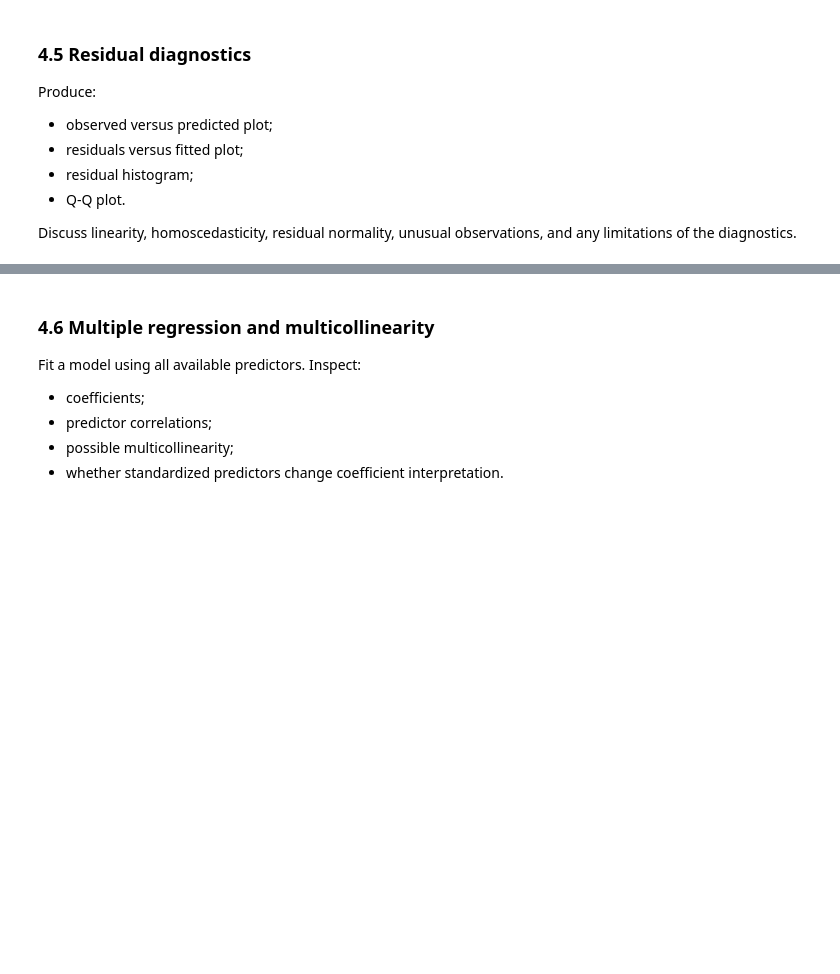
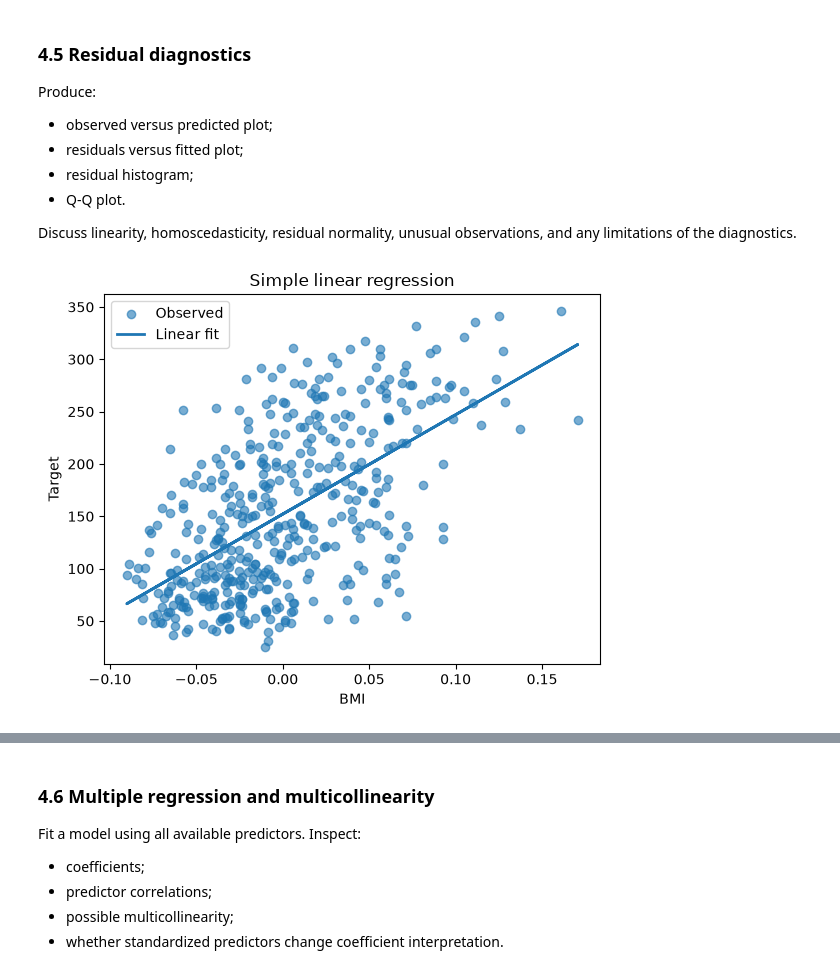
Before and after one commit to ALEGATOR1209/KSE_ML_for_bioinformatics, a Jupyter notebook: practicals/week2/REPORT_TEMPLATE.ipynb, the cells around one changed output, grey strips where cells are left out. Saved outputs shown, nothing was run; the diff lists cells and outputs as text; code cells hidden in the pictures; blank space fills up the shorter version.

```diff
--- a/practicals/week2/REPORT_TEMPLATE.ipynb
+++ b/practicals/week2/REPORT_TEMPLATE.ipynb
@@ -302,3 +303,17 @@ Produce:
 - Q-Q plot.
 
 Discuss linearity, homoscedasticity, residual normality, unusual observations, and any limitations of the diagnostics.
+# %%
+y_hat = model.predict(X)
+
+plt.scatter(X, y, alpha=0.6, label="Observed")
+
+plt.plot(X, y_hat, linewidth=2, label="Linear fit")
+
+plt.xlabel("BMI")
+plt.ylabel("Target")
+plt.title("Simple linear regression")
+plt.legend()
+plt.show()
+# %% [output]
+[figure, added]
```
Also changed, not shown: parts of 5 cells of this notebook.
